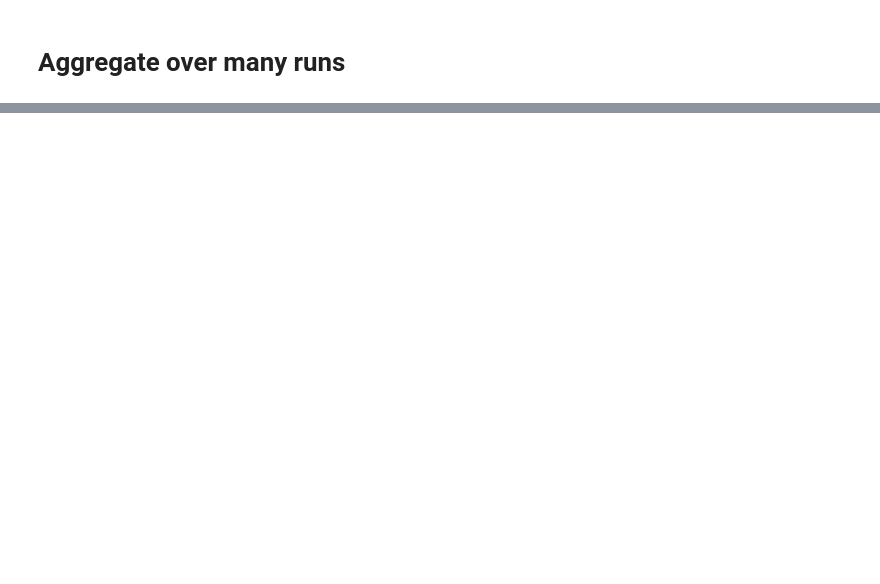
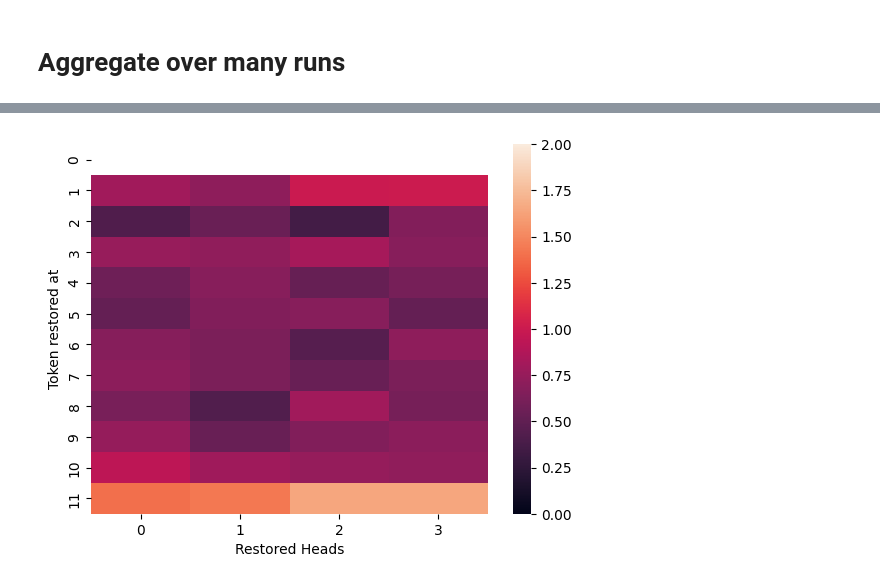
Before and after one commit to KrashKart/asr, a Jupyter notebook: code/whisper_causal_analysis.ipynb, the cells around one changed output, grey strips where cells are left out. Saved outputs shown, nothing was run; the diff lists cells and outputs as text; code cells hidden in the pictures; blank space fills up the shorter version.

```diff
--- a/code/whisper_causal_analysis.ipynb
+++ b/code/whisper_causal_analysis.ipynb
@@ -241,0 +226,9 @@ plt.show()
+# %%
+# IE / TE
+
+ax = sns.heatmap(torch.abs(indirect_effect) / torch.abs(total_effect), vmin=0.0, vmax=2.0)
+ax.set_xlabel("Restored Heads")
+ax.set_ylabel("Token restored at")
+plt.show()
+# %% [output]
+[figure, added]
```
Also changed, not shown: parts of 19 cells of this notebook, 8 other files.
